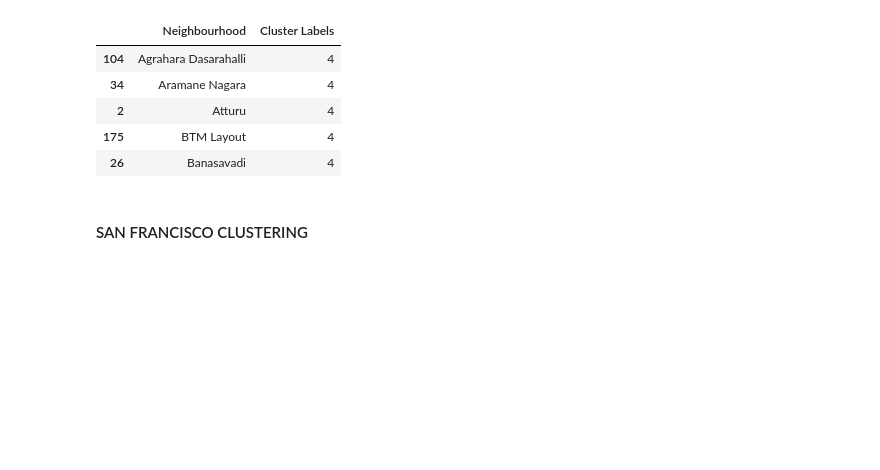
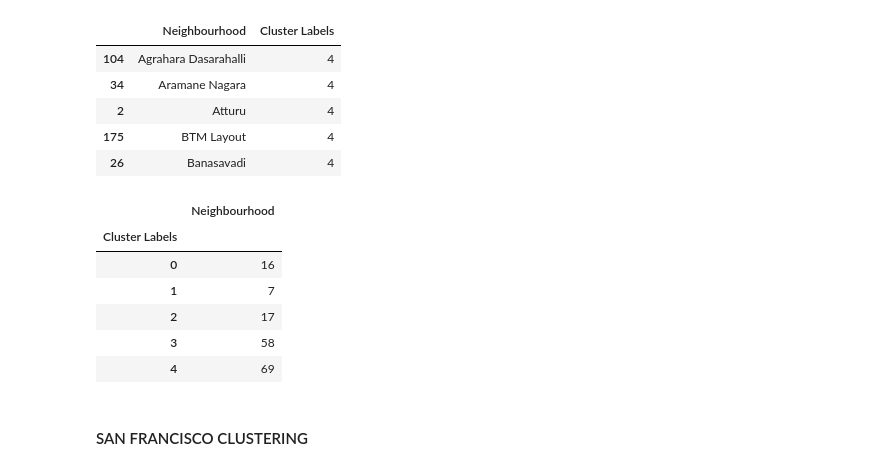
Before and after one commit to samlakhmani/-Comparison-of-Neighborhoods-in-Bangalore-and-San-Francisco, a Jupyter notebook: Bangalore vs San Francisco .ipynb, the cells around one changed output. Saved outputs shown, nothing was run; the diff lists cells and outputs as text; code cells hidden in the pictures; blank space fills up the shorter version.

```diff
--- a/Bangalore vs San Francisco .ipynb
+++ b/Bangalore vs San Francisco .ipynb
@@ -832,6 +852,16 @@ df_blr_labels.loc[df_blr_labels['Cluster Labels']==4,df_blr_labels.columns[[0] +
 | 2 | Atturu | 4 |
 | 175 | BTM Layout | 4 |
 | 26 | Banasavadi | 4 |
+# %%
+df_blr_labels[['Cluster Labels','Neighbourhood']].groupby("Cluster Labels").count()
+# %% [output]
+|  | Neighbourhood |
+| Cluster Labels |  |
+| 0 | 16 |
+| 1 | 7 |
+| 2 | 17 |
+| 3 | 58 |
+| 4 | 69 |
 # %% [markdown]
 #### SAN FRANCISCO CLUSTERING
 # %%
```
Also changed, not shown: parts of 10 cells of this notebook.
